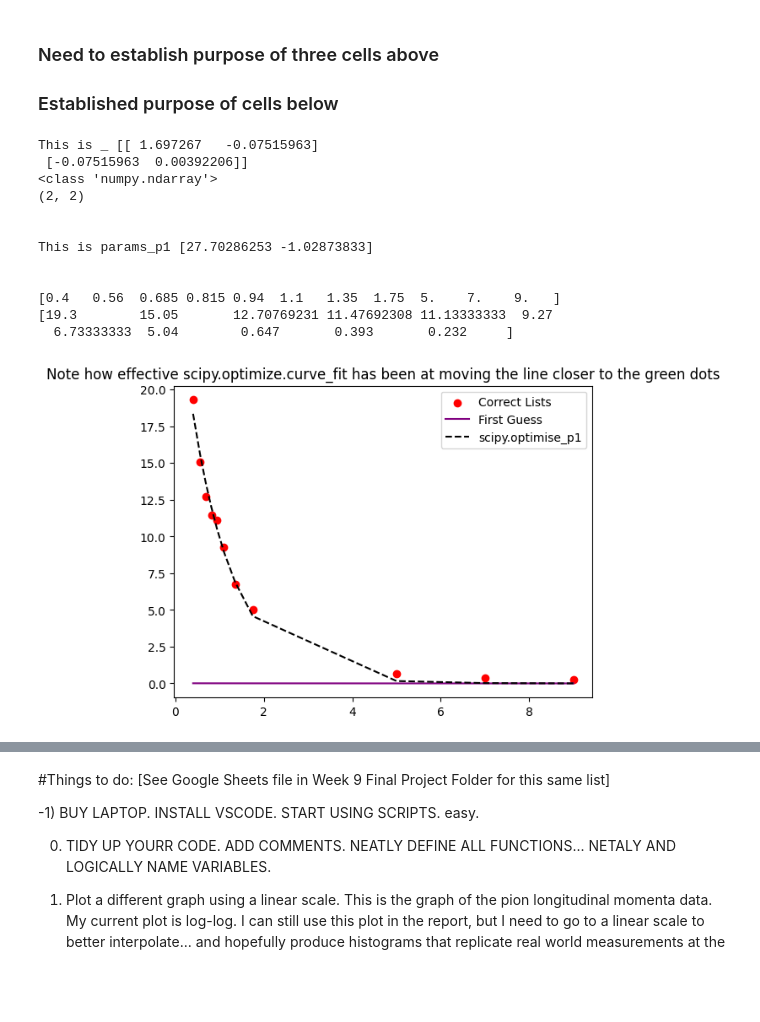
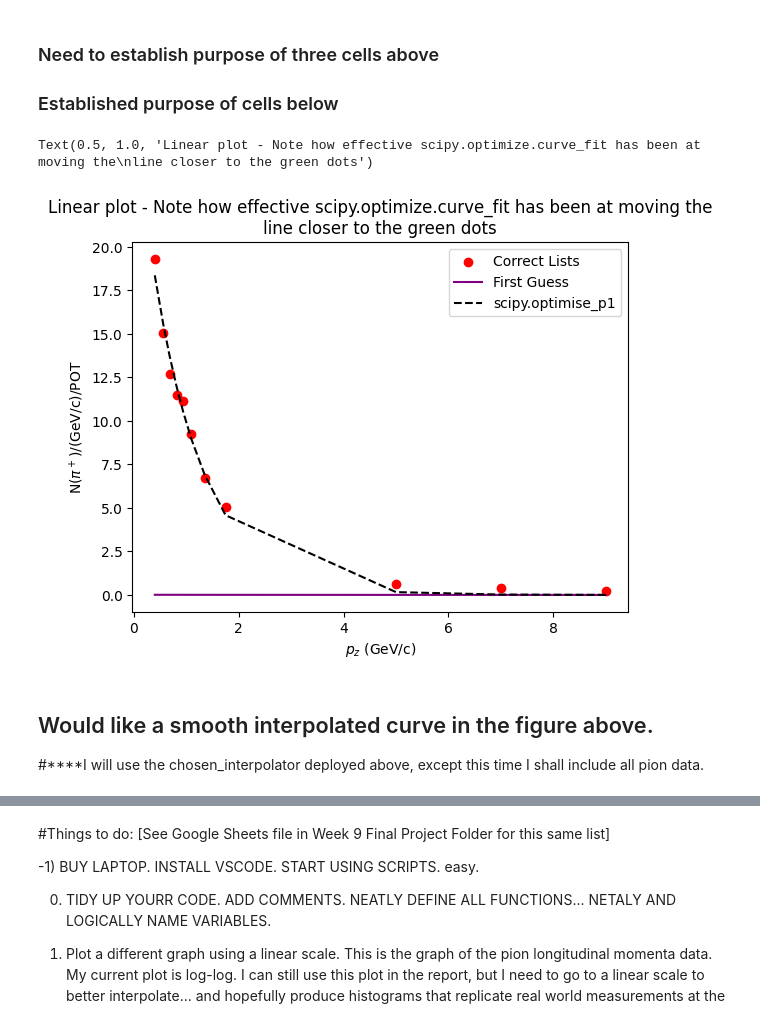
Before and after one commit to MrD0balina/Fourth-Year-Project---Neutrino-Oscillations, a Jupyter notebook: First_Notebook_SEM2_Consolidating_SEM_1_progress.ipynb, the cells around one changed output, grey strips where cells are left out. Saved outputs shown, nothing was run; the diff lists cells and outputs as text; code cells hidden in the pictures; blank space fills up the shorter version.

```diff
--- a/First_Notebook_SEM2_Consolidating_SEM_1_progress.ipynb
+++ b/First_Notebook_SEM2_Consolidating_SEM_1_progress.ipynb
@@ -19,9 +19,9 @@ import pandas as pd
 
 import scipy
 # %%
-Pion_Plots_df1 = pd.read_csv('Week 6 - Pion Plots TABLE 1 CSV - Copy - Now Saved as UTF 8 - Pion Plots TABLE 1 CSV - Copy - Now Saved as UTF 8.csv')
+# Pion_Plots_df1 = pd.read_csv('Week 6 - Pion Plots TABLE 1 CSV - Copy - Now Saved as UTF 8 - Pion Plots TABLE 1 CSV - Copy - Now Saved as UTF 8.csv')
 
-# Pion_Plots_df1 = pd.read_csv('Copy of Week 6 - Pion Plots TABLE 1 CSV - Copy - Now Saved as UTF 8 - Pion Plots TABLE 1 CSV - Copy - Now Saved as UTF 8.csv')
+Pion_Plots_df1 = pd.read_csv('Copy of Week 6 - Pion Plots TABLE 1 CSV - Copy - Now Saved as UTF 8 - Pion Plots TABLE 1 CSV - Copy - Now Saved as UTF 8.csv')
 
 
 ## Renaming all of the columns of the dataframe using entries in the first row.
@@ -664,3 +732,15 @@ def model_function(t, a, b):
+# %%
+def model_function(t, a, b):
+
+    """This function is an argument of the below mentioned scipy.optimize.curve_fit()
+    its arguments must be configured such that the independent variable is first, followed by all parameters to be fitted.
+
+    t: independent variable
+    a: a parameter to fit
+    b: a parameter to fit
+
+    """
+    return a*np.exp(b*t)
 # %% [markdown]
 ### Need to establish purpose of the three cells below.
 # %%
@@ -801,56 +881,53 @@ y = green_dots_y_array
 
 
 #   p0 = [ 10 , -1 ]      ############# What is this? The very first guess.
 
 #   p1 = [ 0.01 , -0.35 ]
 
 first_guess = [ 0.01 , -0.35 ]    ### This guess provides parameters for the model_function.  Then scipy.optimize.curve_fit goes about doing the fitting.
 
 # params_p0 , approx_covariance   =   scipy.optimize.curve_fit(model_function,  x,  y, p0 = p0 )
 
 params_p1 , approx_covariance   =   scipy.optimize.curve_fit(model_function,  x,  y, p0 = first_guess )
 
+## scipy.optimize.curve_fit() selects parameter values that minimise the sum of the squared residuals of "f(xdata, *popt) - ydata" are minimised.
+
 
 
 #plt.scatter(   x = green_dots_only_x_axis_values_list   ,   y = green_dots_only_y_axis_values_list   ,   c = "green" , s = 25 , label =  None)
 
 plt.plot( x, model_function(x, first_guess[0] , first_guess[1]) ,   c = "purple" ,  label =  "First Guess" )
 
 #plt.plot( x, model_function(x, params_p0[0] , params_p0[1])  , color = "red" , label =  "scipy.optimise_p0" )
 
-plt.plot( x, model_function(x, params_p1[0] , params_p1[1])  ,  color = "black" , label =  "scipy.optimise_p1" , linestyle = "--" )
+plt.plot( x, model_function(x, params_p1[0] , params_p1[1])  ,  c = "black" , label =  "scipy.optimise_p1" , linestyle = "--" )
 
 plt.legend()
 
+plt.xlabel(r"$p_{z}$ (GeV/c)")
+plt.ylabel(r"N($\pi^+$)/(GeV/c)/POT")
 
-plt.title("\n".join(wrap(r"Note how effective scipy.optimize.curve_fit has been at moving the line closer to the green dots" , 120 ) ) )
+plt.title("\n".join(wrap(r"Linear plot - Note how effective scipy.optimize.curve_fit has been at moving the line closer to the green dots" , 80 ) ) )
 
 
-print("This is _", approx_covariance )
-print(type(approx_covariance))
-print(np.shape(approx_covariance))
-print("\n")
-print("This is params_p1", params_p1 )
-print("\n")
+# print("This is _", approx_covariance )
+# print(type(approx_covariance))
+# print(np.shape(approx_covariance))
+# print("\n")
+# print("This is params_p1", params_p1 )
+# print("\n")
 
 # plt.xscale("log")
 # plt.yscale("log")
-print(x)
-print(y)
+# print(x)
+# print(y)
 # %% [output]
-This is _ [[ 1.697267   -0.07515963]
- [-0.07515963  0.00392206]]
-<class 'numpy.ndarray'>
-(2, 2)
-
-
-This is params_p1 [27.70286253 -1.02873833]
-
-
-[0.4   0.56  0.685 0.815 0.94  1.1   1.35  1.75  5.    7.    9.   ]
-[19.3        15.05       12.70769231 11.47692308 11.13333333  9.27
-  6.73333333  5.04        0.647       0.393       0.232     ]
+Text(0.5, 1.0, 'Linear plot - Note how effective scipy.optimize.curve_fit has been at moving the\nline closer to the green dots')
-[figure, old version]
+[figure, new version]
+# %% [markdown]
+## Would like a smooth interpolated curve in the figure above.
+
+#****I will use the chosen_interpolator deployed above, except this time I shall include all pion data.
 # %%
 def FIRST_TRY_Integral_Weighted_Function( theta ):
 
```
Also changed, not shown: parts of 16 cells of this notebook.
